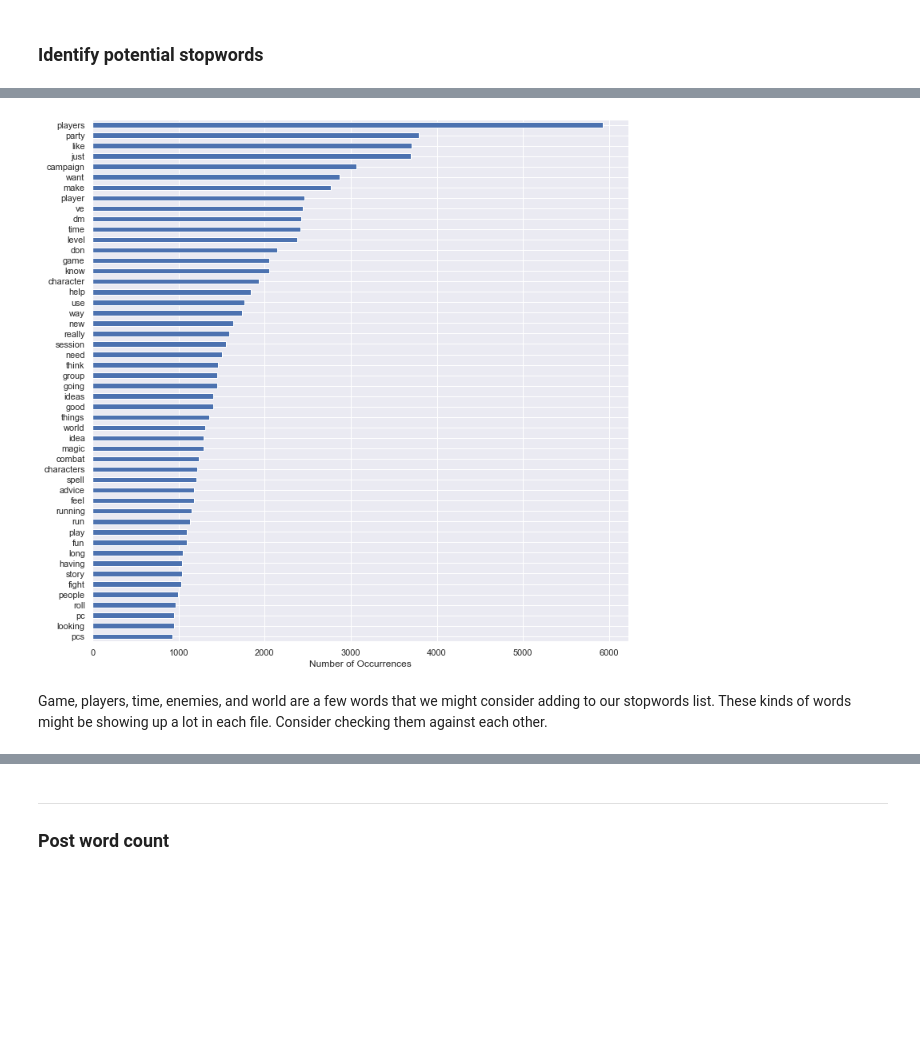
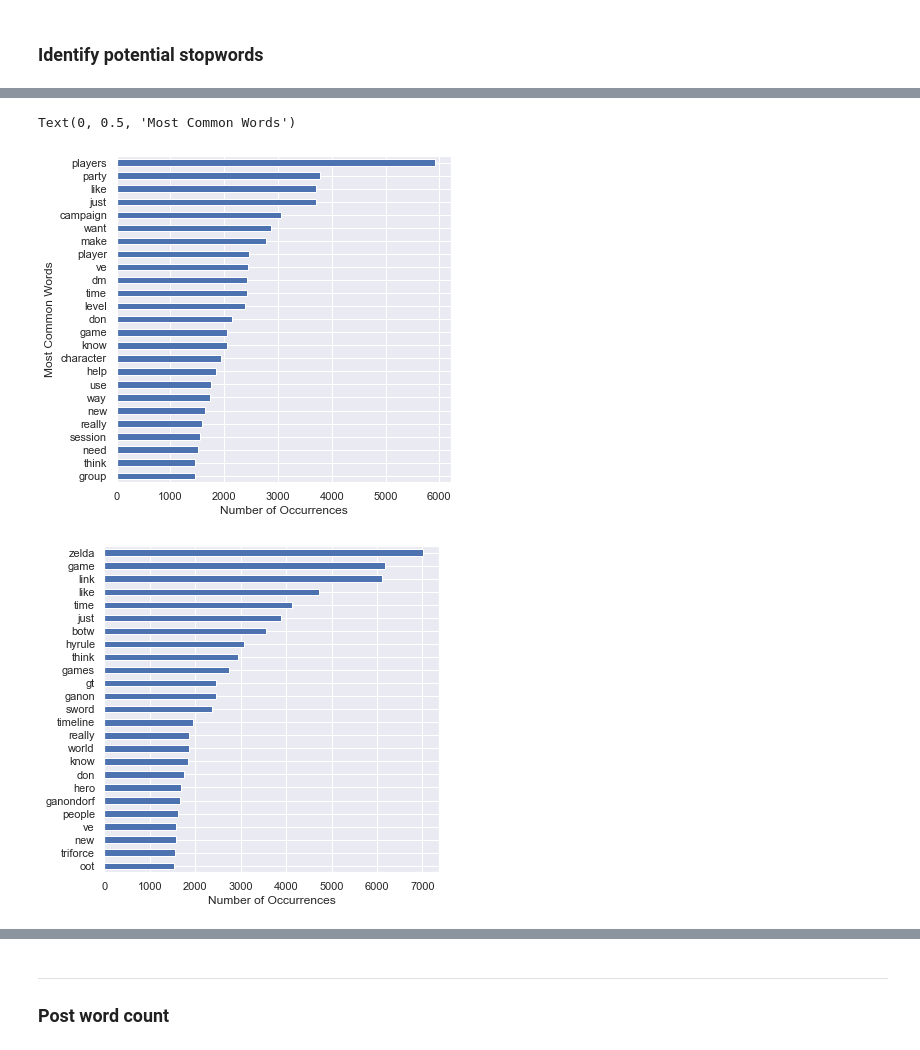
Before and after one commit to dgumustel/nlp_predictive_models, a Jupyter notebook: notebooks/03_EDA.ipynb, the cells around one changed output, grey strips where cells are left out. Saved outputs shown, nothing was run; the diff lists cells and outputs as text; code cells hidden in the pictures; blank space fills up the shorter version.

```diff
--- a/notebooks/03_EDA.ipynb
+++ b/notebooks/03_EDA.ipynb
@@ -29,2 +29,3 @@ from sklearn.feature_extraction.text import CountVectorizer
 # %%
-X = dmacademy_df['title'] + ' ' + dmacademy_df['text']
+dm_text = dmacademy_df['title'] + ' ' + dmacademy_df['text']
+zelda_text = truezelda_df['title'] + ' ' + truezelda_df['text']
@@ -46,0 +37,5 @@ cvec.get_feature_names()[1000:1010]
+# %%
+cvec1 = CountVectorizer(stop_words='english')
+dm_text_cv = cvec1.fit_transform(dm_text)
+cvec2 = CountVectorizer(stop_words='english')
+zelda_text_cv = cvec2.fit_transform(zelda_text)
@@ -47,12 +56,22 @@ cvec.get_feature_names()[1000:1010]
+# %%
+dm_text_df = pd.DataFrame(dm_text_cv.todense(), columns = cvec1.get_feature_names())
+
+# plot top occuring words
+plt.figure(figsize=(6,6))
+dm_text_df.sum().sort_values(ascending=False).head(25).plot(kind='barh');
+plt.xlabel('Number of Occurrences')
+plt.gca().invert_yaxis()
+plt.ylabel('Most Common Words')
+# %% [output]
+Text(0, 0.5, 'Most Common Words')
+[figure, added]
 # %%
-X_df = pd.DataFrame(X.todense(), columns = cvec.get_feature_names())
+zelda_text_cv = pd.DataFrame(zelda_text_cv.todense(), columns = cvec2.get_feature_names())
 
 # plot top occuring words
-plt.figure(figsize=(12,12))
-X_df.sum().sort_values(ascending=False).head(50).plot(kind='barh');
+plt.figure(figsize=(6,6))
+zelda_text_cv.sum().sort_values(ascending=False).head(25).plot(kind='barh');
 plt.xlabel('Number of Occurrences')
 plt.gca().invert_yaxis()
 # %% [output]
-[figure, old version]
+[figure, new version]
-# %% [markdown]
-Game, players, time, enemies, and world are a few words that we might consider adding to our stopwords list. These kinds of words might be showing up a lot in each file. Consider checking them against each other.
```
Also changed, not shown: parts of 48 cells of this notebook, 6 other files.
